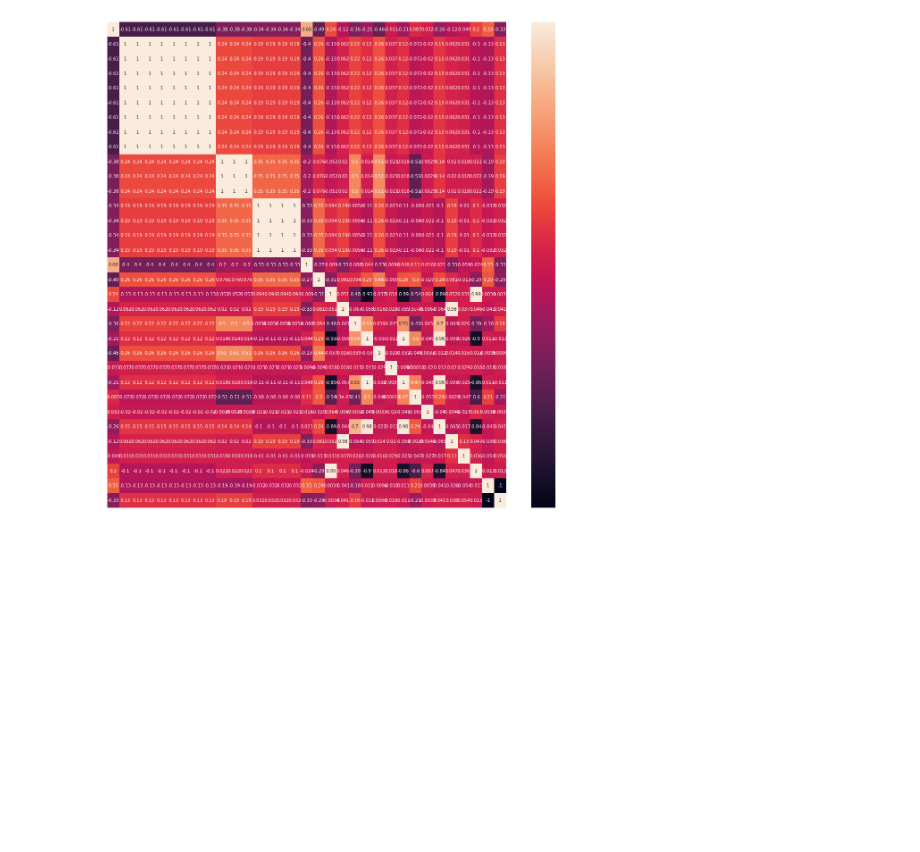
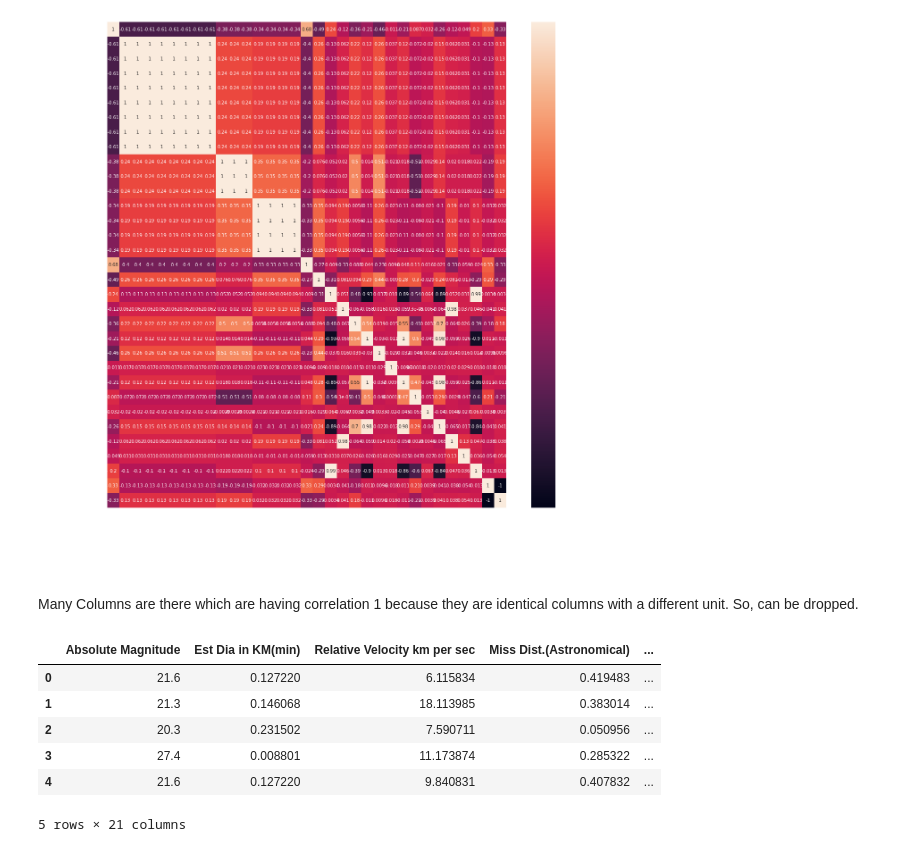
Before and after one commit to Rishiraj-singh7/NASA-Asteroids, a Jupyter notebook: main.ipynb, the cells around one changed output. Drawn from its saved outputs; the diff is of its cells as text; code cells hidden in the pictures; blank space fills up the shorter version.

```diff
--- a/main.ipynb
+++ b/main.ipynb
@@ -171,3 +171,19 @@ sns.heatmap(df.corr(),annot = True)
 # %% [output]
 <AxesSubplot:>
 [figure]
+# %% [markdown]
+Many Columns are there which are having correlation 1 because they are identical columns with a different unit. So, can be dropped.
+# %%
+df = df.drop(['Est Dia in KM(max)', 'Est Dia in M(min)', 'Est Dia in M(max)', 'Est Dia in Miles(min)'
+             ,'Est Dia in Miles(max)', 'Est Dia in Feet(min)', 'Est Dia in Feet(max)',
+             'Relative Velocity km per hr', 'Miles per hour', 'Miss Dist.(lunar)',
+             'Miss Dist.(kilometers)', 'Miss Dist.(miles)'], axis = 1)
+df.head()
+# %% [output]
+|  | Absolute Magnitude | Est Dia in KM(min) | Relative Velocity km per sec | Miss Dist.(Astronomical) | ... |
+| 0 | 21.6 | 0.127220 | 6.115834 | 0.419483 | ... |
+| 1 | 21.3 | 0.146068 | 18.113985 | 0.383014 | ... |
+| 2 | 20.3 | 0.231502 | 7.590711 | 0.050956 | ... |
+| 3 | 27.4 | 0.008801 | 11.173874 | 0.285322 | ... |
+| 4 | 21.6 | 0.127220 | 9.840831 | 0.407832 | ... |
+5 rows × 21 columns
```
Also changed, not shown: parts of 6 cells of this notebook.
